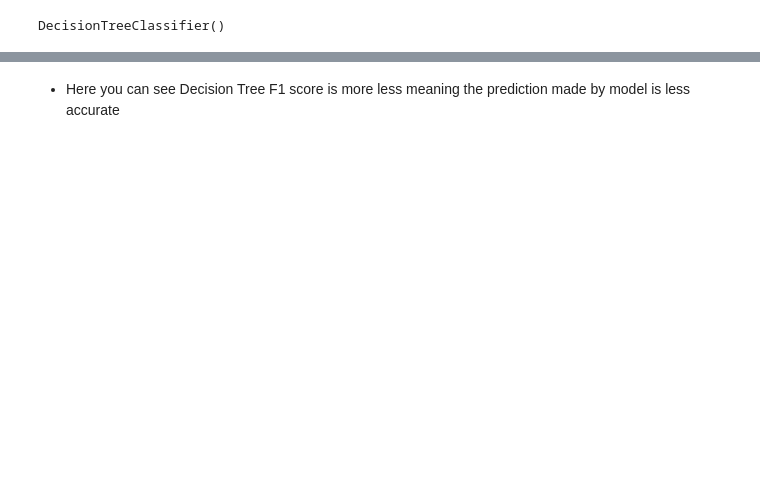
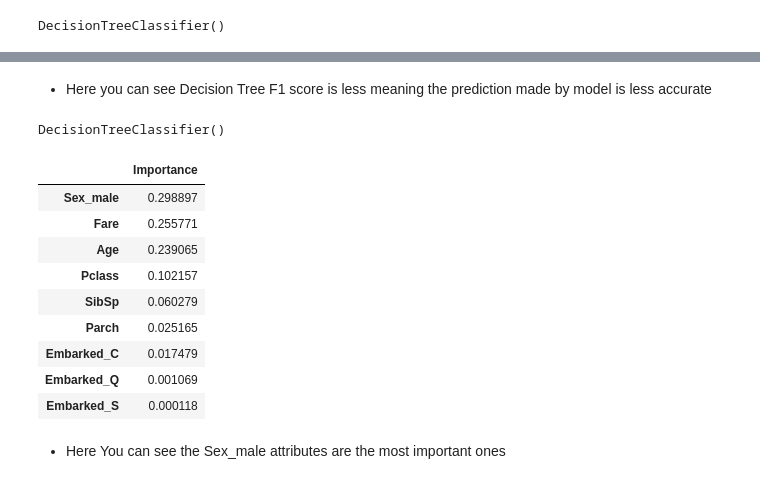
Before and after one commit to adipratyush8/ML-AI-Training, a Jupyter notebook: Apps/Machine Learning/Logistic Regression/LogisticRegression(Titanic).ipynb, the cells around one changed output, grey strips where cells are left out. Saved outputs shown, nothing was run; the diff lists cells and outputs as text; code cells hidden in the pictures; blank space fills up the shorter version.

```diff
--- a/Apps/Machine Learning/Logistic Regression/LogisticRegression(Titanic).ipynb
+++ b/Apps/Machine Learning/Logistic Regression/LogisticRegression(Titanic).ipynb
@@ -670,2 +711,22 @@ weighted avg       0.75      0.74      0.75       223
 # %% [markdown]
-* Here you can see Decision Tree F1 score is more less meaning the prediction made by model is less accurate
+* Here you can see Decision Tree F1 score is less meaning the prediction made by model is less accurate
+# %%
+model_dt
+# %% [output]
+DecisionTreeClassifier()
+# %%
+# In order to find the importance of each attribute which can be used root node
+pd.DataFrame(model_dt.feature_importances_,index=xtrain.columns,columns=["Importance"]).sort_values(by='Importance',ascending=False)
+# %% [output]
+|  | Importance |
+| Sex_male | 0.298897 |
+| Fare | 0.255771 |
+| Age | 0.239065 |
+| Pclass | 0.102157 |
+| SibSp | 0.060279 |
+| Parch | 0.025165 |
+| Embarked_C | 0.017479 |
+| Embarked_Q | 0.001069 |
+| Embarked_S | 0.000118 |
+# %% [markdown]
+* Here You can see the Sex_male attributes are the most important ones
```
Also changed, not shown: parts of 17 cells of this notebook, 6 other files.
